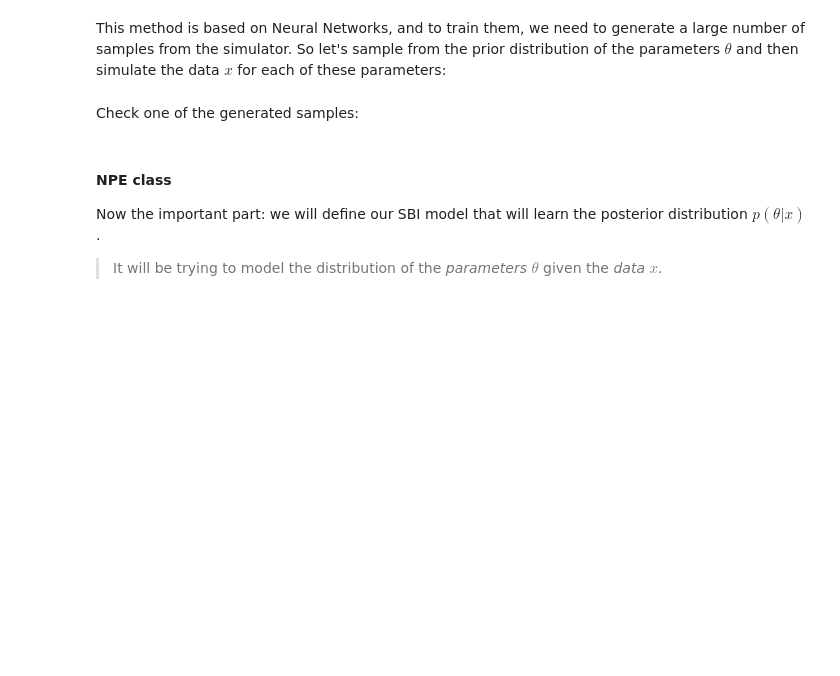
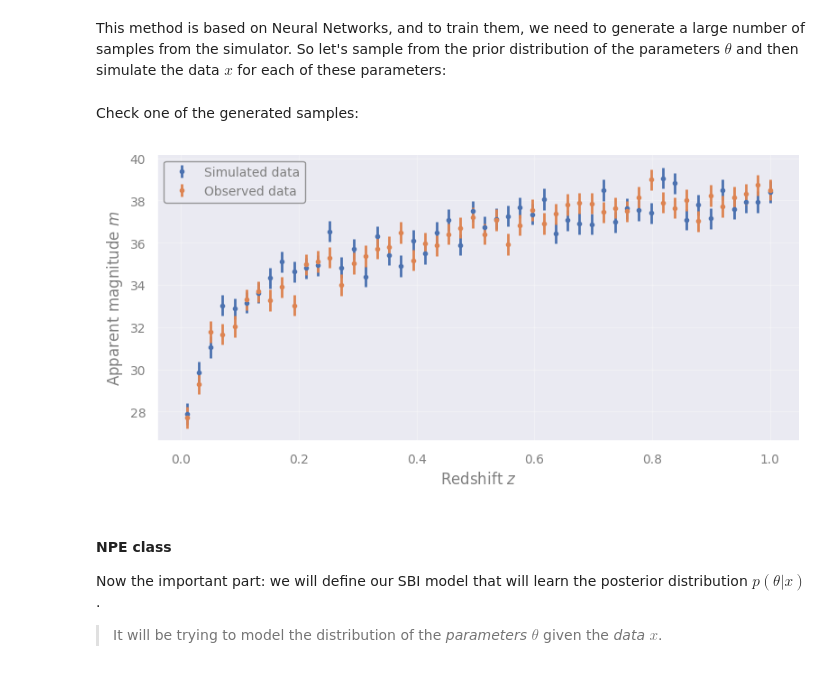
Before and after one commit to sghwang-cosmos/Astrostat-School-2026, a Jupyter notebook: SBI/SBI_short.ipynb, the cells around one changed output. Saved outputs shown, nothing was run; the diff lists cells and outputs as text; code cells hidden in the pictures; blank space fills up the shorter version.

```diff
--- a/SBI/SBI_short.ipynb
+++ b/SBI/SBI_short.ipynb
@@ -673,10 +677,13 @@ Check one of the generated samples:
 # %%
 # plot the training data
 plt.errorbar(z, x_samples[42], yerr=sigma, fmt='.', label='Simulated data')
+plt.errorbar(z, m_obs, yerr=sigma, fmt='.', label='Observed data')
 plt.xlabel('Redshift $z$')
 plt.ylabel('Apparent magnitude $m$')
 plt.legend()
 plt.show()
+# %% [output]
+[figure, added]
 # %% [markdown]
 #### NPE class
 
```
Also changed, not shown: parts of 3 cells of this notebook.
